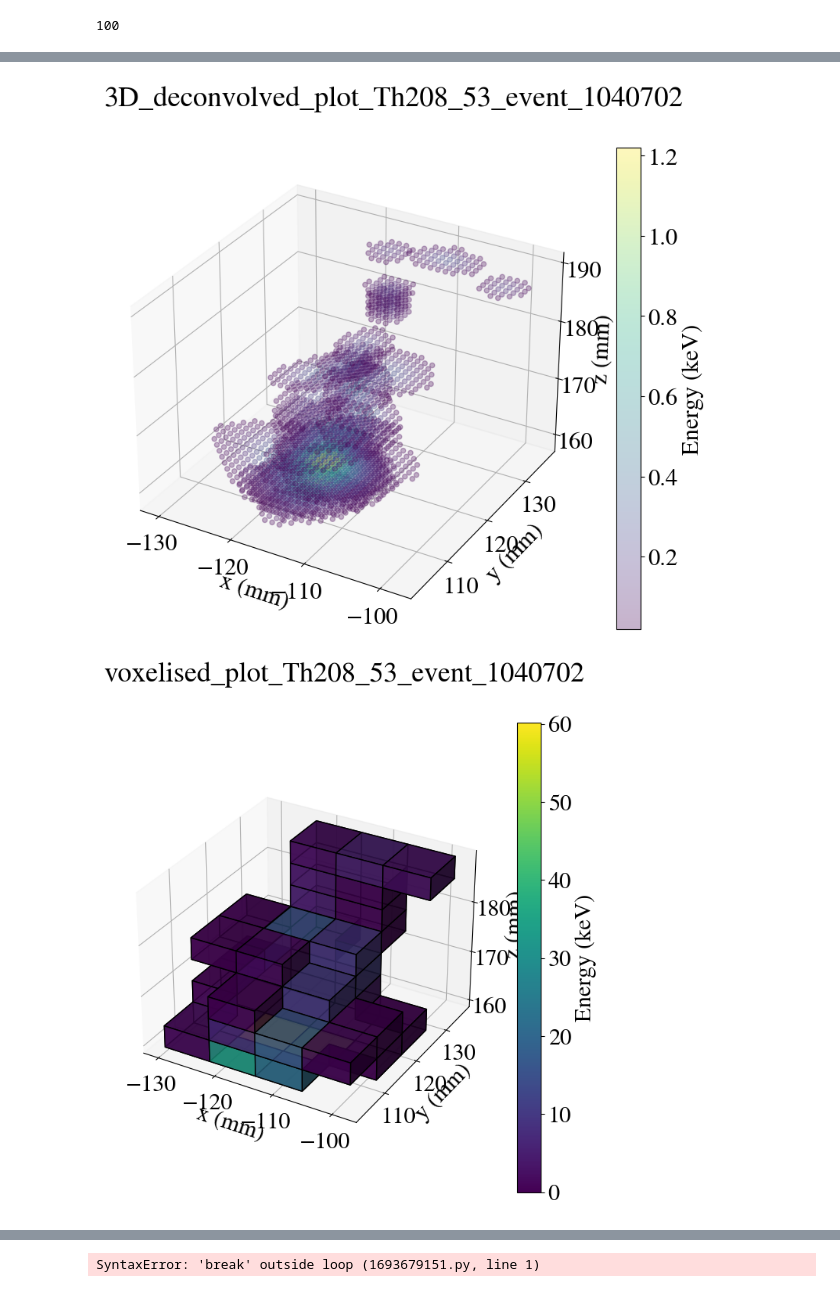
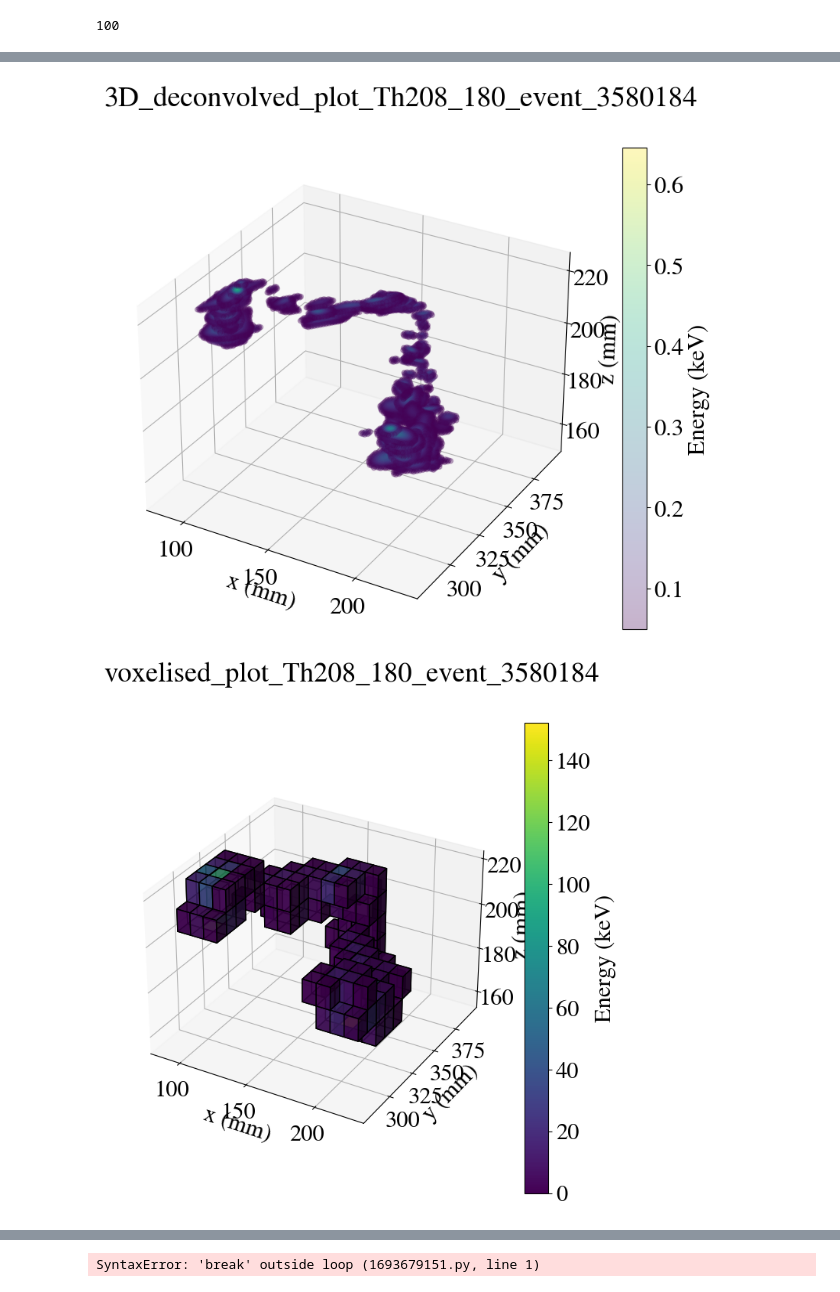
Before and after one commit to jwaiton/next_misc, a Jupyter notebook: Isaura_work/BeershebaDeconvLPR.ipynb, the cells around one changed output, grey strips where cells are left out. Drawn from its saved outputs; the diff is of its cells as text; code cells hidden in the pictures.

```diff
--- a/Isaura_work/BeershebaDeconvLPR.ipynb
+++ b/Isaura_work/BeershebaDeconvLPR.ipynb
@@ -190,7 +190,7 @@ def hitc_to_df_(hitc):
 ### lets try and load the sophronia stuff here
 # %%
 # loading sophronia file
-soph_file = f'../LPR/208Tl/PORT_1a/prod/sophronia/sophronia_53_208Tl.h5'
+soph_file = f'../LPR/208Tl/PORT_1a/prod/sophronia/sophronia/sophronia_180_208Tl.h5'
 soph_hdst = dstio.load_dst(soph_file, 'RECO', 'Events')#CHITS/lowTh
 display(soph_hdst)
 # %% [output]
@@ -378,7 +381,7 @@ Processing data...
 dist = 12
 typefile = 'esmeralda' #'esmeralda'
 #file = f'/Users/halmamol/NEXT/files/NEXT100/separated/esmeralda/esmeralda_10_sep.h5'
-file = f'../LPR/208Tl/PORT_2a/prod/esmeralda/esmeralda_53_208Tl.h5'
+file = f'../LPR/208Tl/PORT_2a/prod/esmeralda/esmeralda_180_208Tl.h5'
 #file = f'/Users/halmamol/NEXT/files/FLEX/ELdistMask/Xe/bb0nu/{typefile}/NextFlex.bb0nu.FLEXELdist{dist}mask.0.detsim.h5'
 evts = [90] #15, 30, 90
 pitch = 15.55
@@ -418,8 +421,8 @@ same_peak = True
 deconv_params = dict(
                   drop_dist       = [16., 16.],
                   psf_fname       = f'../LPR//LightTables/NEXT100_PSF_kr83m_5bar.h5',
-                  q_cut           = 10,                   # WE HAVE MANUALLY CHANGED THIS FROM 10 -> 5 HERE
-                  e_cut           = 12e-3,                # WE HAVE MANUALLY CHANGED THIS FROM 12e-3 TO 6e-3
+                  q_cut           = 7,                   # WE HAVE MANUALLY CHANGED THIS FROM 10 -> 5 HERE
+                  e_cut           = 6e-3,                # WE HAVE MANUALLY CHANGED THIS FROM 12e-3 TO 6e-3
                   n_iterations    = 100,
                   iteration_tol   = 1e-10,
                   sample_width    = [15.55, 15.55],
@@ -494,7 +497,7 @@ print(hdst['event'].unique())
 # %% [markdown]
 Select event that is going to be visualized:
 # %%
-evt  = hdst.event.unique()[343]
+evt  = hdst.event.unique()[90]
 print(evt)
 hits = hdst[hdst.event == evt]
 # %% [output]
@@ -616,8 +619,12 @@ soph:
 # %%
+
 # checking the specific thallium decay
-soph_file = f'../LPR/208Tl/PORT_1a/prod/sophronia/sophronia_53_208Tl.h5'
+soph_file = f'../LPR/208Tl/PORT_1a/prod/sophronia/sophronia/sophronia_180_208Tl.h5'
 df_ps = pd.read_hdf(soph_file, 'MC/particles')
-display(df_ps[df_ps.event_id == 520044].head(20))
-display(evtmap[evtmap.evt_number == 1040088])
+df_ps_evt = df_ps[df_ps.event_id == evt/2]
+display(df_ps_evt)
+display(df_ps_evt[df_ps_evt.particle_name == 'e+'])
+
+display(evtmap[evtmap.evt_number == evt])
 # %% [output]
 |  | event_id | particle_id | particle_name | primary | mother_id | initial_x | initial_y | initial_z | initial_t | ... |
@@ -1019,9 +1030,9 @@ fig.savefig(pre_dir_name + dir_name +  "/3D_deconvolved_plot")
 
 plt.show()
 # %% [output]
-[figure, old version]
+[figure, new version]
 # %%
-base_vsize = 5 #mm
+base_vsize = 10 #mm
 the_hits = []
 
 xs = hits_deco.X
@@ -1035,7 +1046,7 @@ for x, y, z, e in zip(xs, ys, zs, es):
     the_hits.append(h)
 
 voxels = voxelize_hits(the_hits,
-                       np.array([base_vsize*2, base_vsize*2, base_vsize]), False)
+                       np.array([base_vsize, base_vsize, base_vsize]), False)
 
 vsizex = voxels[0].size[0]
 vsizey = voxels[0].size[1]
@@ -1073,34 +1084,34 @@ colors = np.empty(VOXELS.shape, dtype=object)
 for q in range(0,len(z)):
     VOXELS[int(x[q])-x_min][int(y[q])-y_min][int(z[q])-z_min] = 1
     colors[int(x[q])-x_min][int(y[q])-y_min][int(z[q])-z_min] = cmap(norm(e[q]))
 
 # and plot everything
 fig = plt.figure(figsize=(8,8))
 ax = fig.gca(projection='3d')
 #a,b,c is spacing in mm needs an extra dim
 a,b,c = np.indices((x_max-x_min+2, y_max-y_min+2, z_max-z_min+2))
 a = a*vsizex + min_corner_x
 b = b*vsizey + min_corner_y
 c = c*vsizez + min_corner_z
 
 # a, b, c are the corners of the voxels
 ax.voxels(a,b,c, VOXELS, facecolors=colors , edgecolor='k',alpha=0.8)
 
 ax.set_xlabel('x (mm)')#,fontsize=16)
 ax.set_ylabel('y (mm)')#,fontsize=16)
 ax.set_zlabel('z (mm)')#,fontsize=16)
 
 sm = cm.ScalarMappable(cmap=cmap, norm=norm)
 sm.set_array([])
 cb = fig.colorbar(sm)
 cb.set_label('Energy (keV)')
 
 fig.suptitle('voxelised_plot_' + dir_name)
 fig.savefig(pre_dir_name + dir_name +  "/voxelised_plot")
 
 plt.show()
 # %% [output]
-[figure, old version]
+[figure, new version]
 # %%
 hits_deco.head()
 # %% [output]
```
Also changed, not shown: parts of 38 cells of this notebook.
